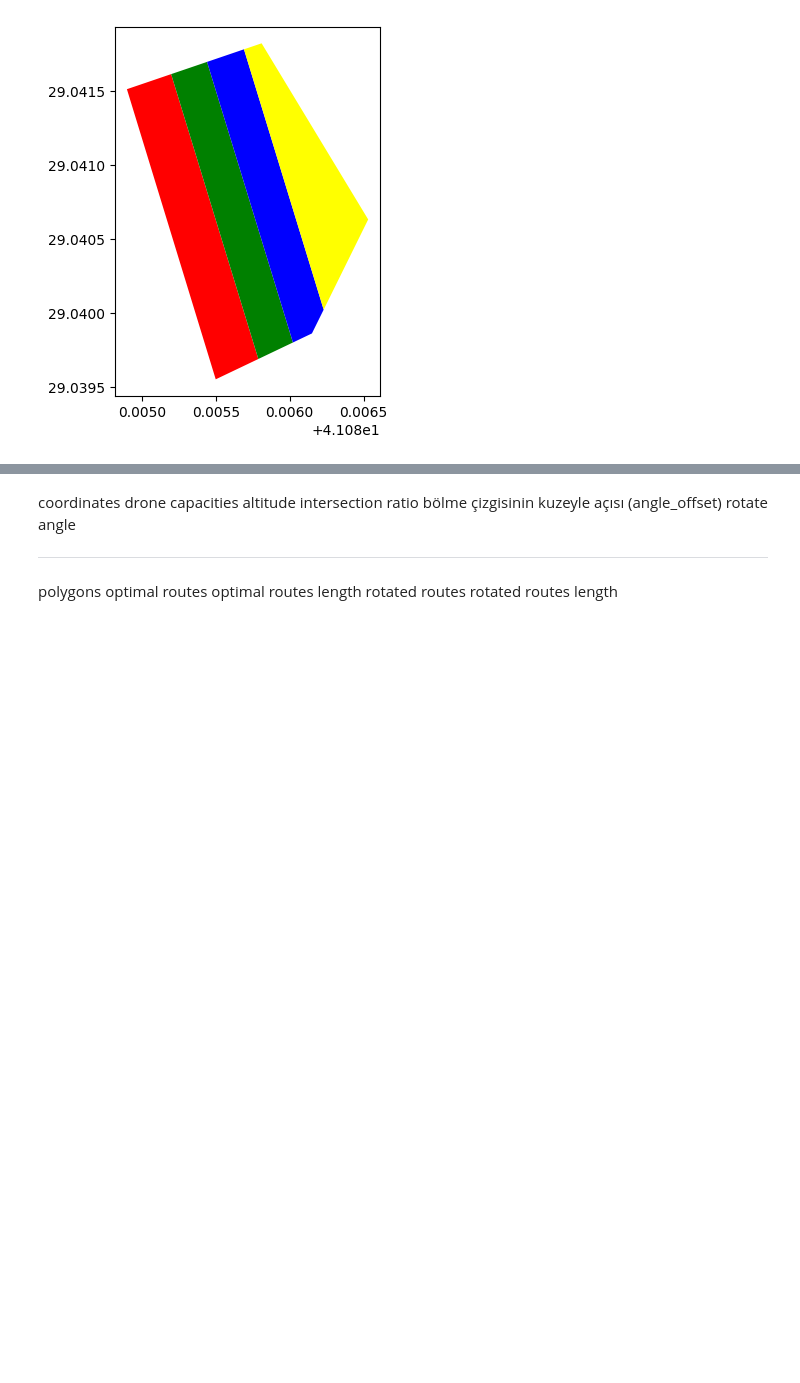
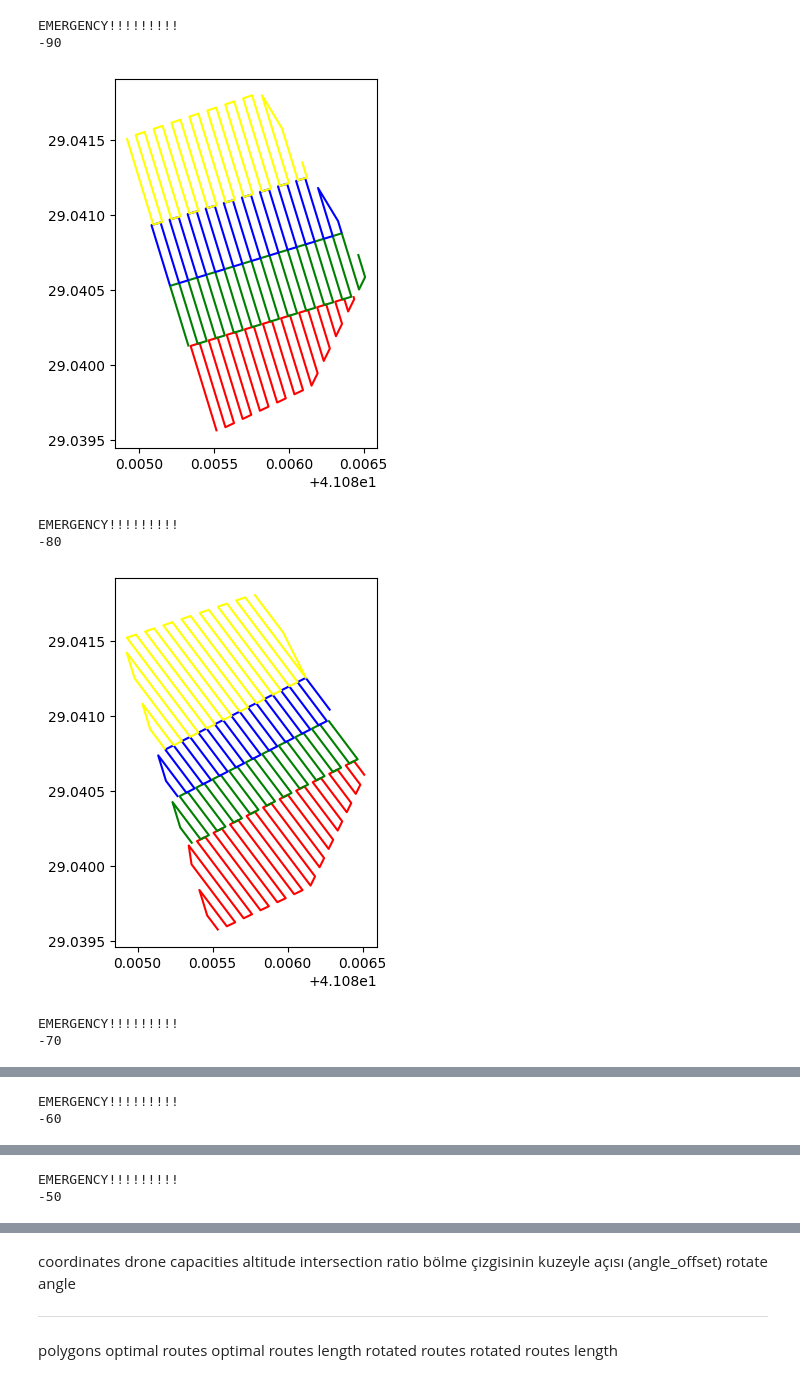
Before and after one commit to cmpe-DroneLab/GeoFly3D, a Jupyter notebook: RoutePlanner/route_division_notebook.ipynb, the cells around one changed output, grey strips where cells are left out. Saved outputs shown, nothing was run; the diff lists cells and outputs as text; code cells hidden in the pictures; blank space fills up the shorter version.

```diff
--- a/RoutePlanner/route_division_notebook.ipynb
+++ b/RoutePlanner/route_division_notebook.ipynb
@@ -21,4 +19,26 @@ result = route_planning(coordinates2,[1,2,3,4],40,0.8,0,20)
-# %%
-plot(result.polygons)
-# %% [output]
-[figure, removed]
+# %%
+from route_division import *
+# result = route_planning(coordinates2,[1,2,3],20,0.8,30,20)
+flights = []
+indices = []
+for i in range(-90,90,10):
+#     # try:
+    result = route_planning(coordinates2,[1,2,3,4],20,0.8,i,20)
+# # except Exception:
+# #     continue
+    print(i)
+    routes = []
+    for r in result.optimal_routes:
+        routes.append(LineString(r))
+    plot(routes)
+
+# result = route_planning(coordinates2,[1,2,3],20,0.8,45,20)
+# %% [output]
+EMERGENCY!!!!!!!!!
+-90
+[figure, added]
+EMERGENCY!!!!!!!!!
+-80
+[figure, added]
+EMERGENCY!!!!!!!!!
+-70
@@ -24,0 +46,2 @@ plot(result.polygons)
+EMERGENCY!!!!!!!!!
+-60
@@ -24,0 +49,2 @@ plot(result.polygons)
+EMERGENCY!!!!!!!!!
+-50
```
Also changed, not shown: parts of 15 cells of this notebook.
